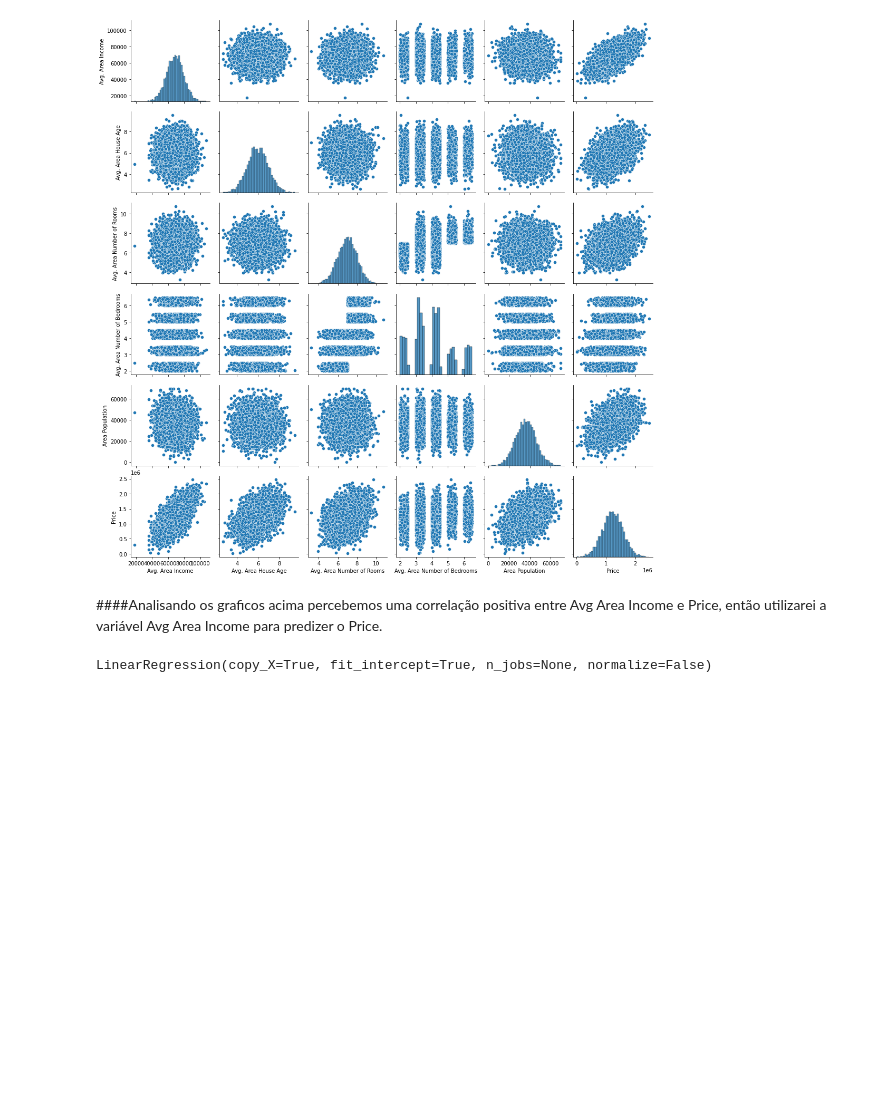
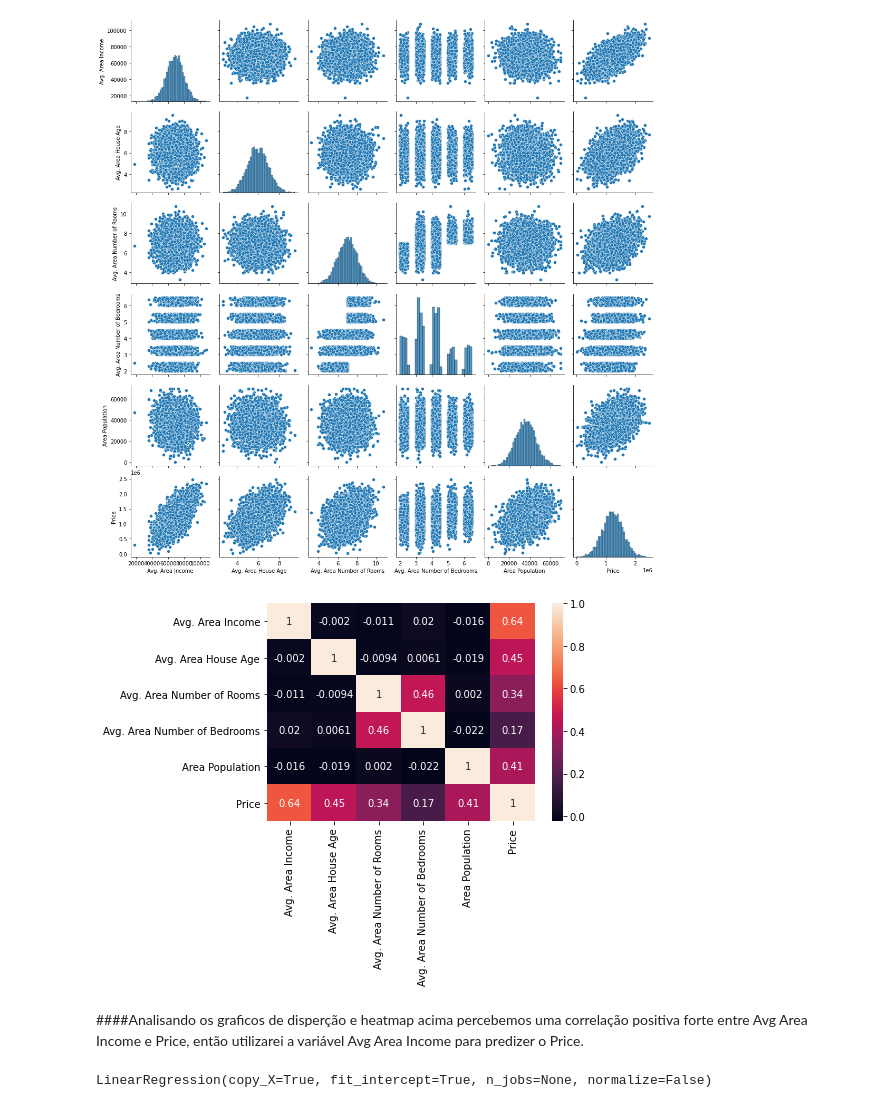
Before and after one commit to BielSousa/EstudosML, a Jupyter notebook: Linear_Regression.ipynb, the cells around one changed output. Cells and saved outputs as stored; diff of their text form; code cells hidden in the pictures; blank space fills up the shorter version.

```diff
--- a/Linear_Regression.ipynb
+++ b/Linear_Regression.ipynb
@@ -59,8 +61,13 @@ df_houses.describe()
 sns.pairplot(df_houses);
 # %% [output]
 [figure]
+# %%
+#Calculando a correlação entre as variáveis
+sns.heatmap(df_houses.corr(),annot=True);
+# %% [output]
+[figure, added]
 # %% [markdown]
-####Analisando os graficos acima percebemos uma correlação positiva entre Avg Area Income e Price, então utilizarei a variável Avg Area Income para predizer o Price.
+####Analisando os graficos de disperção e heatmap acima percebemos uma correlação positiva forte entre Avg Area Income e Price, então utilizarei a variável Avg Area Income para predizer o Price.
 # %%
 #Separação da variável independente e dependente
 #Por convenção utilizamos letras em caixa alta para representar variáveis independentes e caixa baixa para o target
```
Also changed, not shown: parts of 7 cells of this notebook.
